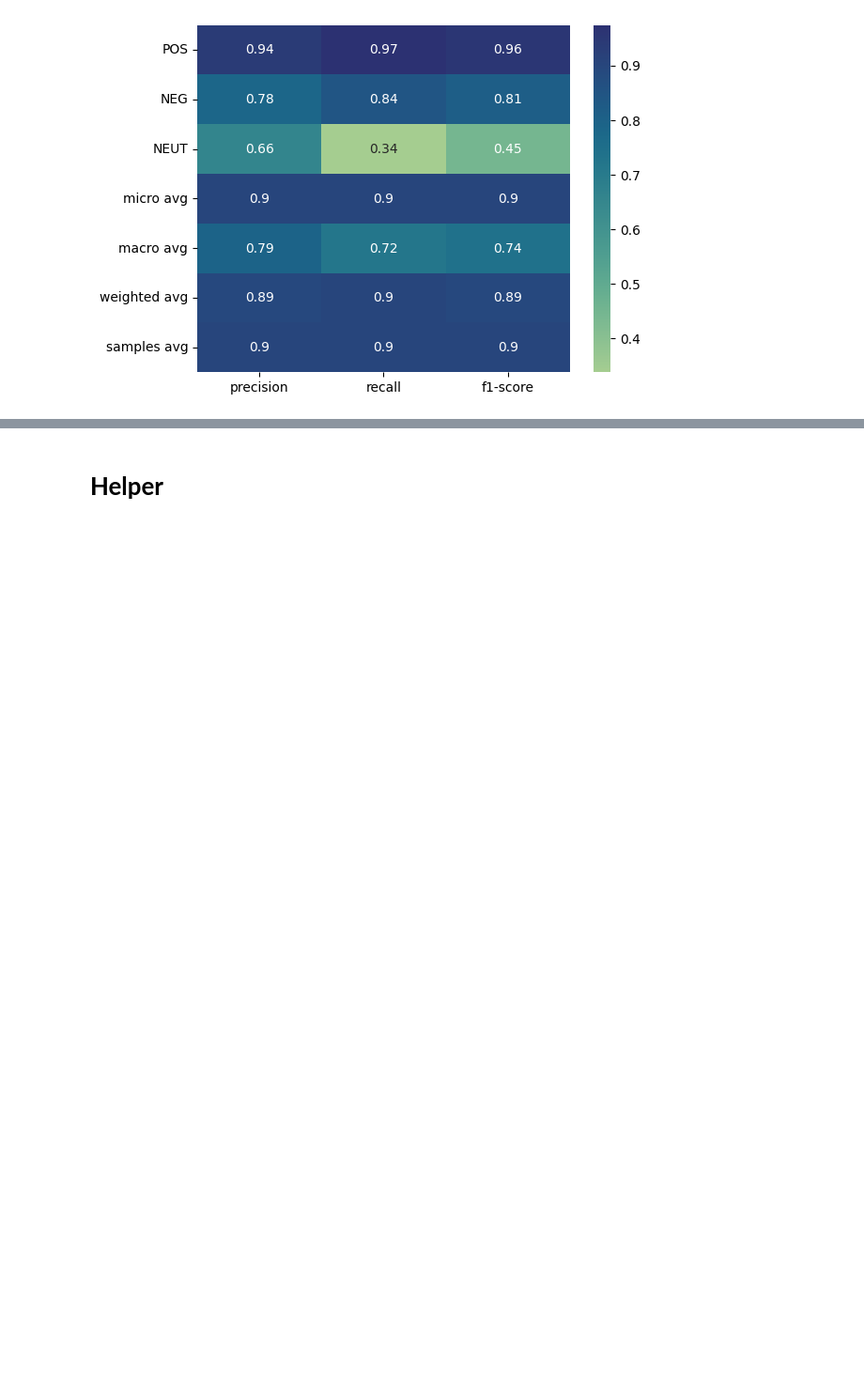
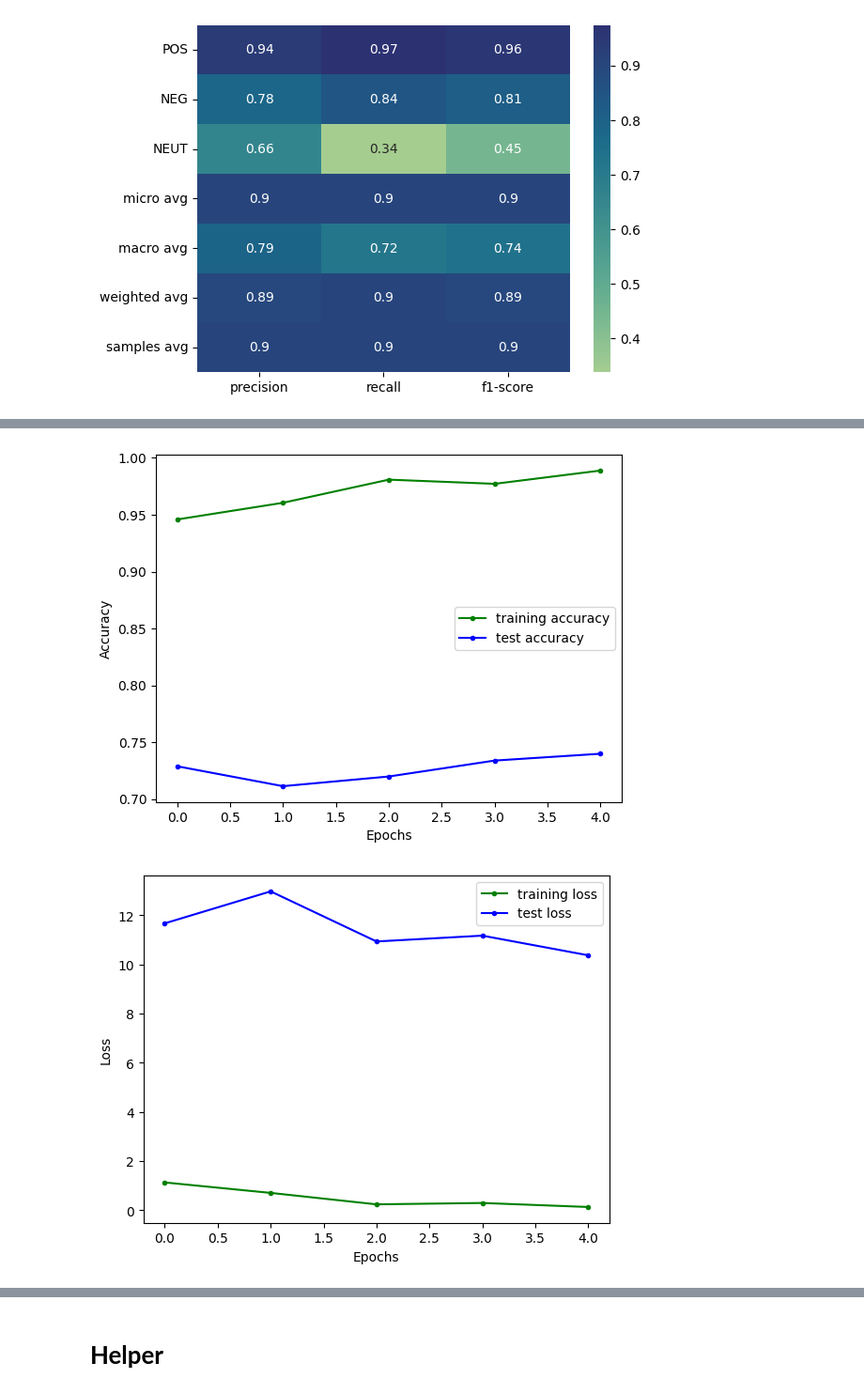
Before and after one commit to amirezzati/Reviews-Sentiment-Analysis, a Jupyter notebook: Reviews_Sentiment_Analysis.ipynb, the cells around one changed output, grey strips where cells are left out. Shown at 94% size. Saved outputs shown, nothing was run; the diff lists cells and outputs as text; code cells hidden in the pictures; blank space fills up the shorter version.

```diff
--- a/Reviews_Sentiment_Analysis.ipynb
+++ b/Reviews_Sentiment_Analysis.ipynb
@@ -421,0 +712,9 @@ Accuracy: 0.9030971216090242
+# %%
+filepath = basePath + 'bertEMBD.h5'
+checkpoint = ModelCheckpoint(filepath=filepath, monitor='val_accuracy', verbose=0, save_best_only=True, mode='max')
+
+
+optimizer = tf.keras.optimizers.Adam(learning_rate=0.01)
+loss = tf.keras.losses.CategoricalCrossentropy(from_logits=True)
+
+model.compile(optimizer=optimizer, loss=loss, metrics=['accuracy'])
@@ -421,0 +725,3 @@ Accuracy: 0.9030971216090242
+# %%
+with tf.device('/GPU:0'):
+  history = model.fit([token_ids_train, attention_masks_train, token_type_ids_train], y_train_bert_OH, validation_data=([token_ids_dev, attention_masks_dev, token_type_ids_dev], y_dev_bert_OH), epochs=5, batch_size=64, verbose=1,callbacks=[checkpoint]).history
@@ -421,0 +743,11 @@ Accuracy: 0.9030971216090242
+# %%
+filepath = basePath + 'bertEMBD.h5'
+checkpoint = ModelCheckpoint(filepath=filepath, monitor='val_accuracy', verbose=0, save_best_only=True, mode='max')
+
+transformer_model.trainable = True
+optimizer = tf.keras.optimizers.Adam(learning_rate=3e-5)
+loss = tf.keras.losses.CategoricalCrossentropy(from_logits=True)
+
+model.compile(optimizer=optimizer, loss=loss, metrics=['accuracy'])
+model.summary()
+model.load_weights(basePath+'/Models/'+'Bert_W.h5')
@@ -421,0 +772,3 @@ Accuracy: 0.9030971216090242
+# %%
+with tf.device('/GPU:0'):
+  history = model.fit([token_ids_train, attention_masks_train, token_type_ids_train], y_train_bert_OH, validation_data=([token_ids_dev, attention_masks_dev, token_type_ids_dev], y_dev_bert_OH), epochs=5, batch_size=64, verbose=1, callbacks=[checkpoint]).history
@@ -421,0 +790,5 @@ Accuracy: 0.9030971216090242
+# %%
+ showPlots(history)
+# %% [output]
+[figure, added]
+[figure, added]
```
Also changed, not shown: parts of 47 cells of this notebook.
